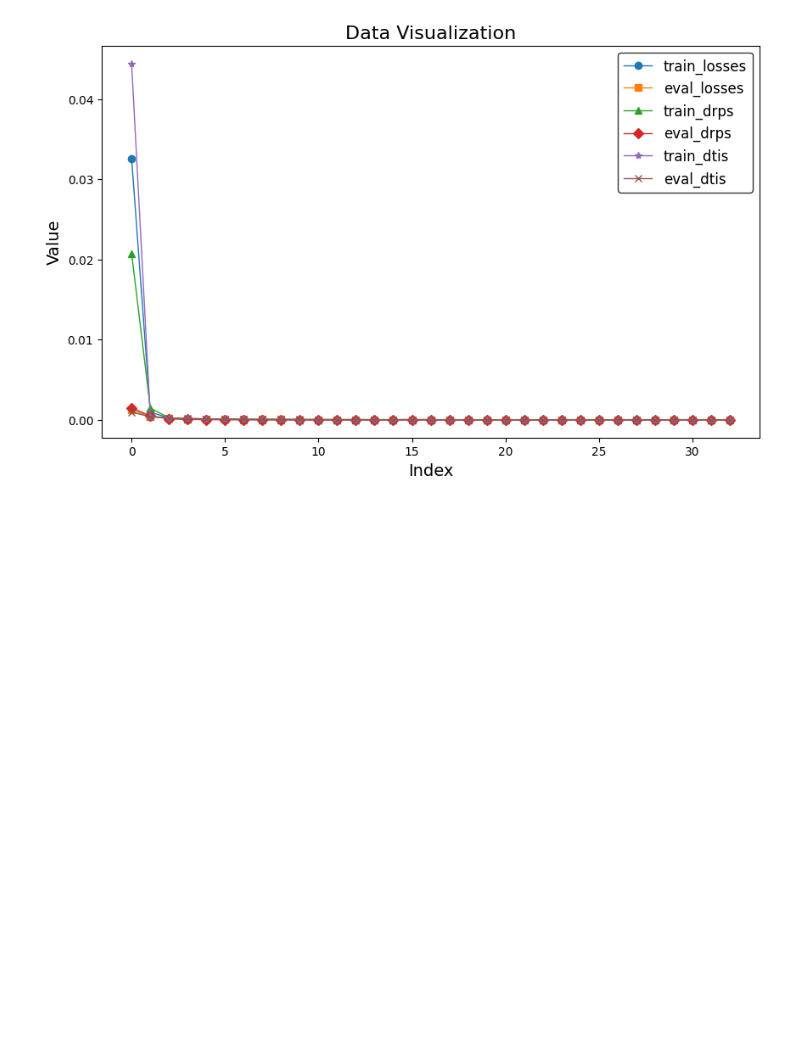
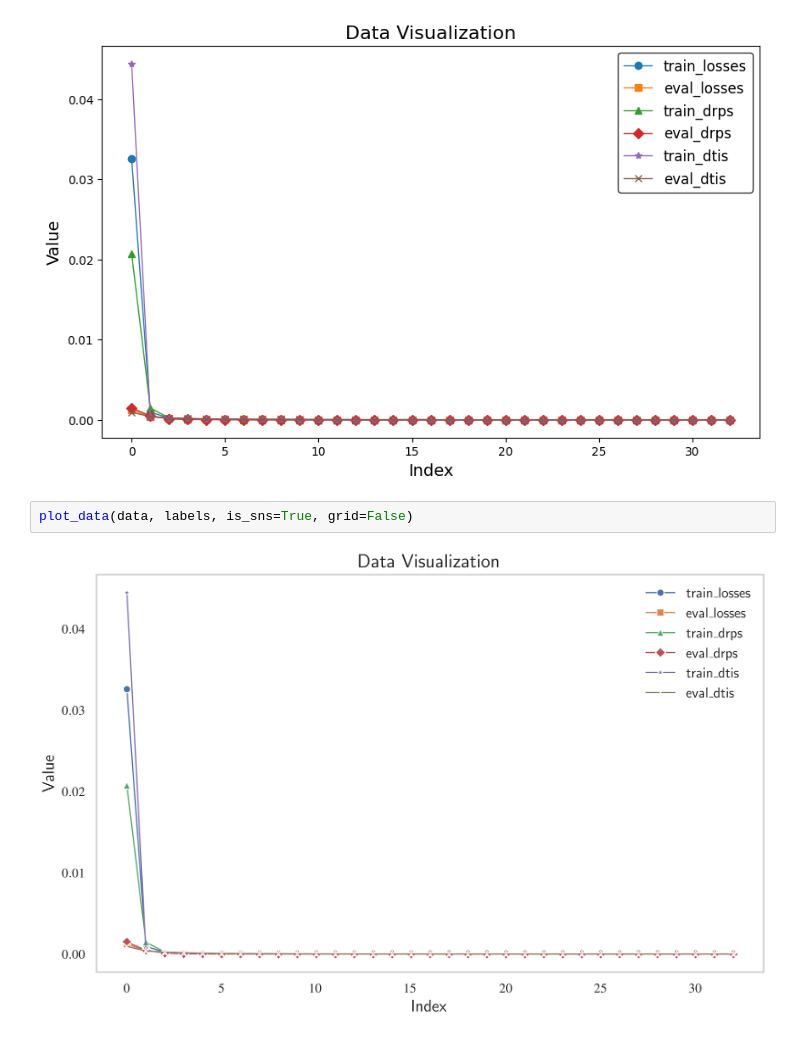
Before and after one commit to inoue0426/scientific_plots, a Jupyter notebook: results.ipynb, the cells around one changed output. Cells and saved outputs as stored; diff of their text form; blank space fills up the shorter version.

```diff
--- a/results.ipynb
+++ b/results.ipynb
@@ -19,3 +19,7 @@ for i in ["science", "ieee", "default"]:
 [figure]
 [figure]
 [figure]
+# %%
+plot_data(data, labels, is_sns=True, grid=False)
+# %% [output]
+[figure, added]
```
Also changed, not shown: 2 other files.
